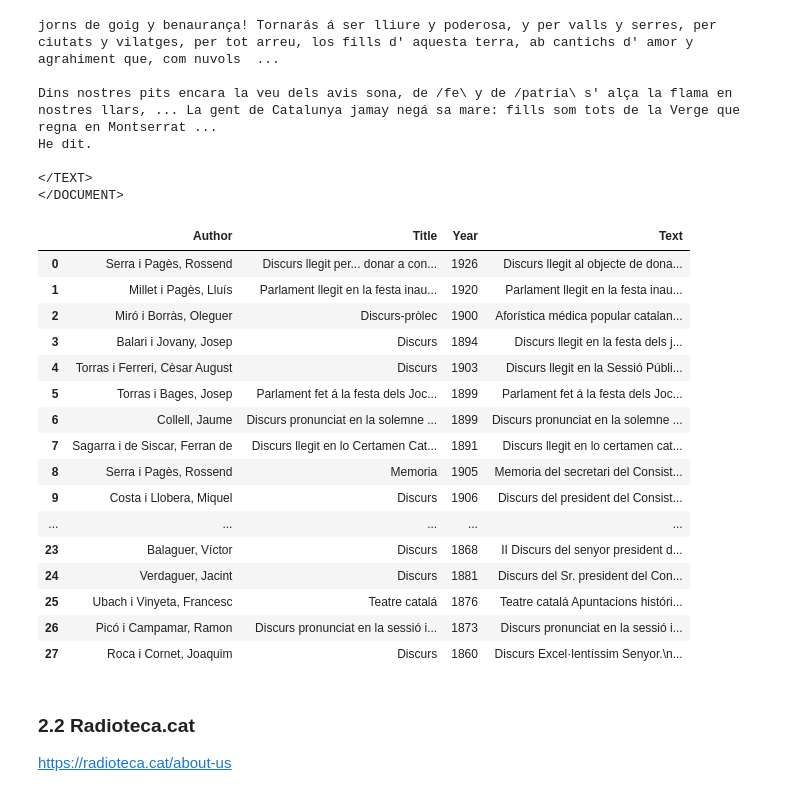
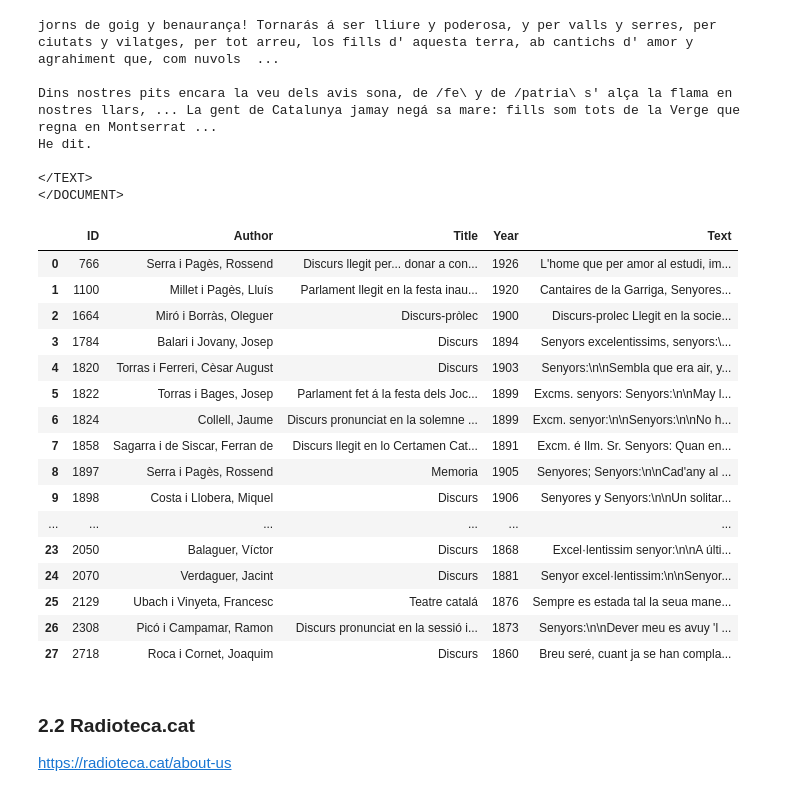
Before and after one commit to Data-Science-for-Linguists-2025/Linguistic-Markers-Catalan-Substitution, a Jupyter notebook: Data_Curation.ipynb, the cells around one changed output. Cells and saved outputs as stored; diff of their text form; code cells hidden in the pictures.

```diff
--- a/Data_Curation.ipynb
+++ b/Data_Curation.ipynb
@@ -48,7 +51,7 @@ No changes required.
 #importing nltk's plain text corpus reader
 from nltk.corpus.reader import PlaintextCorpusReader
 
-corpus_root = '/Users/janabruses/Documents/data_science/Linguistic-Markers-Catalan-Substitution/data:/CTILC/tots'
+corpus_root = '/Users/janabruses/Documents/data_science/Linguistic-Markers-Catalan-Substitution/data/CTILC/tots'
 corpus = PlaintextCorpusReader(corpus_root, r'.*\.txt')
 
 #print(corpus.fileids())  # getting filenames to get a file
@@ -85,47 +88,47 @@ He dit.
 # %%
 from bs4 import BeautifulSoup
 import pandas as pd
 import numpy as np
 import re
 
 CTILC_data = []
 
 for file in corpus.fileids():
     soup = BeautifulSoup(corpus.raw(file), 'html.parser')
     data = {}  # dict for each file
 
-    #ask how to do this with <OBRA id="1858">
-    #data["ID"] = soup.find("OBRA").text if soup.find("OBRA") else np.nan
+    obra_tag = soup.find("obra")
+    data["ID"] = obra_tag["id"] if obra_tag and obra_tag.has_attr("id") else np.nan
     data["Author"] = soup.find("autor").text if soup.find("autor") else np.nan
     data["Title"] = soup.find("títol").text if soup.find("títol") else np.nan
     data["Year"] = soup.find("any").text if soup.find("any") else np.nan
     data["Text"] = soup.find("text").text if soup.find("text") else np.nan
     #in the text the title begins the content, we will get rid of it as we have "\n\n" in between the title and the content
-    data["Text"] = data["Text"].replace(r".*\n\n", "")
+    data["Text"] = re.sub(r".*?\n\n(?=\S)", "", data["Text"], count = 1, flags=re.DOTALL)
 
     CTILC_data.append(data)
 
 # creating Pandas df
 CTILC_df = pd.DataFrame(CTILC_data)
 CTILC_df
 # %% [output]
-|  | Author | Title | Year | Text |
-| 0 | Serra i Pagès, Rossend | Discurs llegit per... donar a con... | 1926 | Discurs llegit al objecte de dona... |
-| 1 | Millet i Pagès, Lluís | Parlament llegit en la festa inau... | 1920 | Parlament llegit en la festa inau... |
-| 2 | Miró i Borràs, Oleguer | Discurs-pròlec | 1900 | Aforística médica popular catalan... |
-| 3 | Balari i Jovany, Josep | Discurs | 1894 | Discurs llegit en la festa dels j... |
-| 4 | Torras i Ferreri, Cèsar August | Discurs | 1903 | Discurs llegit en la Sessió Públi... |
-| 5 | Torras i Bages, Josep | Parlament fet á la festa dels Joc... | 1899 | Parlament fet á la festa dels Joc... |
-| 6 | Collell, Jaume | Discurs pronunciat en la solemne ... | 1899 | Discurs pronunciat en la solemne ... |
-| 7 | Sagarra i de Siscar, Ferran de | Discurs llegit en lo Certamen Cat... | 1891 | Discurs llegit en lo certamen cat... |
-| 8 | Serra i Pagès, Rossend | Memoria | 1905 | Memoria del secretari del Consist... |
-| 9 | Costa i Llobera, Miquel | Discurs | 1906 | Discurs del president del Consist... |
-| ... | ... | ... | ... | ... |
-| 23 | Balaguer, Víctor | Discurs | 1868 | II Discurs del senyor president d... |
-| 24 | Verdaguer, Jacint | Discurs | 1881 | Discurs del Sr. president del Con... |
-| 25 | Ubach i Vinyeta, Francesc | Teatre catalá | 1876 | Teatre catalá Apuntacions históri... |
-| 26 | Picó i Campamar, Ramon | Discurs pronunciat en la sessió i... | 1873 | Discurs pronunciat en la sessió i... |
-| 27 | Roca i Cornet, Joaquim | Discurs | 1860 | Discurs Excel·lentíssim Senyor.\n... |
+|  | ID | Author | Title | Year | Text |
+| 0 | 766 | Serra i Pagès, Rossend | Discurs llegit per... donar a con... | 1926 | L'home que per amor al estudi, im... |
+| 1 | 1100 | Millet i Pagès, Lluís | Parlament llegit en la festa inau... | 1920 | Cantaires de la Garriga, Senyores... |
+| 2 | 1664 | Miró i Borràs, Oleguer | Discurs-pròlec | 1900 | Discurs-prolec Llegit en la socie... |
+| 3 | 1784 | Balari i Jovany, Josep | Discurs | 1894 | Senyors excelentissims, senyors:\... |
+| 4 | 1820 | Torras i Ferreri, Cèsar August | Discurs | 1903 | Senyors:\n\nSembla que era air, y... |
+| 5 | 1822 | Torras i Bages, Josep | Parlament fet á la festa dels Joc... | 1899 | Excms. senyors: Senyors:\n\nMay l... |
+| 6 | 1824 | Collell, Jaume | Discurs pronunciat en la solemne ... | 1899 | Excm. senyor:\n\nSenyors:\n\nNo h... |
+| 7 | 1858 | Sagarra i de Siscar, Ferran de | Discurs llegit en lo Certamen Cat... | 1891 | Excm. é Ilm. Sr. Senyors: Quan en... |
+| 8 | 1897 | Serra i Pagès, Rossend | Memoria | 1905 | Senyores; Senyors:\n\nCad'any al ... |
+| 9 | 1898 | Costa i Llobera, Miquel | Discurs | 1906 | Senyores y Senyors:\n\nUn solitar... |
+| ... | ... | ... | ... | ... | ... |
+| 23 | 2050 | Balaguer, Víctor | Discurs | 1868 | Excel·lentissim senyor:\n\nA últi... |
+| 24 | 2070 | Verdaguer, Jacint | Discurs | 1881 | Senyor excel·lentissim:\n\nSenyor... |
+| 25 | 2129 | Ubach i Vinyeta, Francesc | Teatre catalá | 1876 | Sempre es estada tal la seua mane... |
+| 26 | 2308 | Picó i Campamar, Ramon | Discurs pronunciat en la sessió i... | 1873 | Senyors:\n\nDever meu es avuy 'l ... |
+| 27 | 2718 | Roca i Cornet, Joaquim | Discurs | 1860 | Breu seré, cuant ja se han compla... |
 # %% [markdown]
 ### 2.2 Radioteca.cat
 https://radioteca.cat/about-us
```
Also changed, not shown: parts of 18 cells of this notebook.
